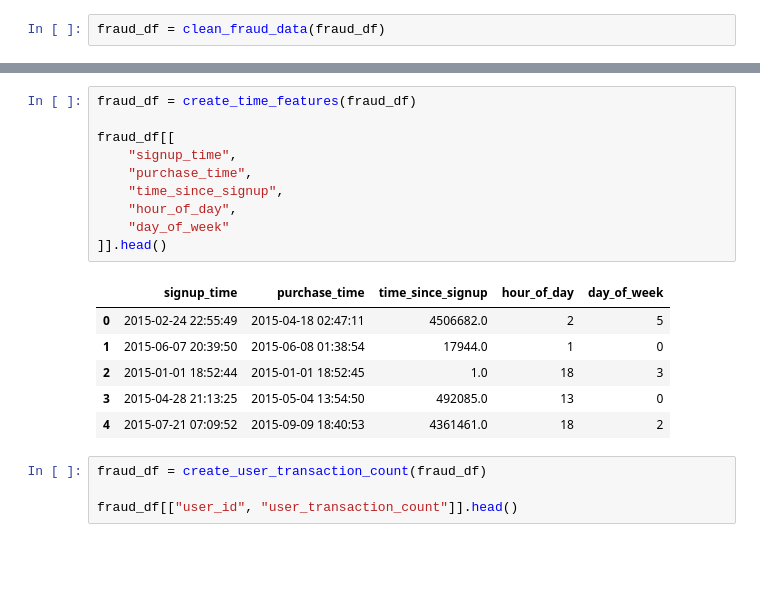
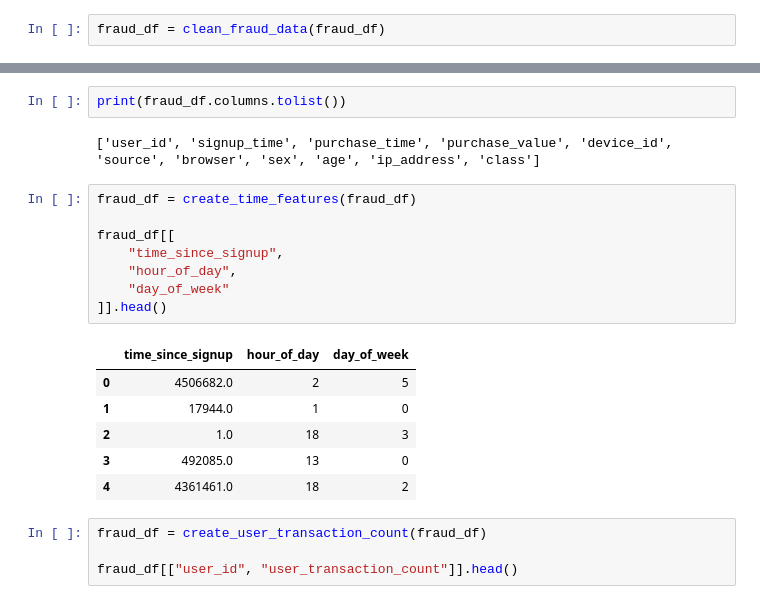
Before and after one commit to Dana-21-21/fraud-detection, a Jupyter notebook: notebooks/feature-engineering.ipynb, the cells around one changed output, grey strips where cells are left out. Drawn from its saved outputs; the diff is of its cells as text; blank space fills up the shorter version.

```diff
--- a/notebooks/feature-engineering.ipynb
+++ b/notebooks/feature-engineering.ipynb
@@ -88,20 +105,22 @@ fraud_df = clean_fraud_data(fraud_df)
+# %%
+print(fraud_df.columns.tolist())
+# %% [output]
+['user_id', 'signup_time', 'purchase_time', 'purchase_value', 'device_id', 'source', 'browser', 'sex', 'age', 'ip_address', 'class']
 # %%
 fraud_df = create_time_features(fraud_df)
 
 fraud_df[[
-    "signup_time",
-    "purchase_time",
     "time_since_signup",
     "hour_of_day",
     "day_of_week"
 ]].head()
 # %% [output]
-|  | signup_time | purchase_time | time_since_signup | hour_of_day | day_of_week |
-| 0 | 2015-02-24 22:55:49 | 2015-04-18 02:47:11 | 4506682.0 | 2 | 5 |
-| 1 | 2015-06-07 20:39:50 | 2015-06-08 01:38:54 | 17944.0 | 1 | 0 |
-| 2 | 2015-01-01 18:52:44 | 2015-01-01 18:52:45 | 1.0 | 18 | 3 |
-| 3 | 2015-04-28 21:13:25 | 2015-05-04 13:54:50 | 492085.0 | 13 | 0 |
-| 4 | 2015-07-21 07:09:52 | 2015-09-09 18:40:53 | 4361461.0 | 18 | 2 |
+|  | time_since_signup | hour_of_day | day_of_week |
+| 0 | 4506682.0 | 2 | 5 |
+| 1 | 17944.0 | 1 | 0 |
+| 2 | 1.0 | 18 | 3 |
+| 3 | 492085.0 | 13 | 0 |
+| 4 | 4361461.0 | 18 | 2 |
 # %%
 fraud_df = create_user_transaction_count(fraud_df)
 
```
Also changed, not shown: parts of 7 cells of this notebook, 3 other files.
